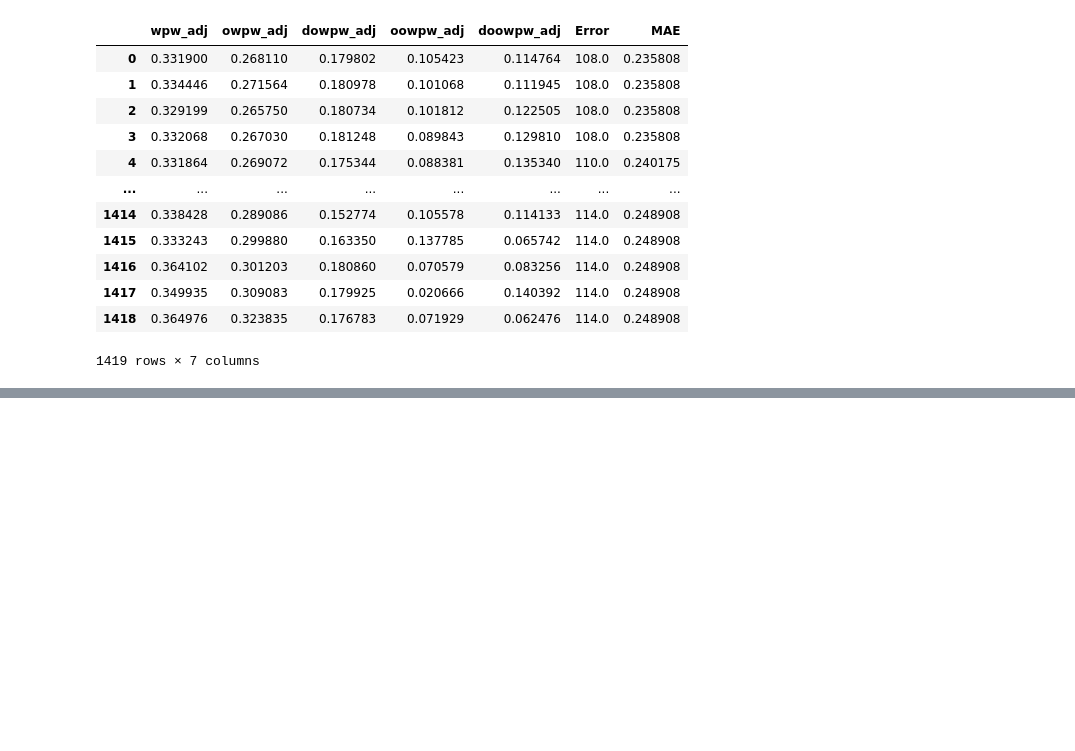
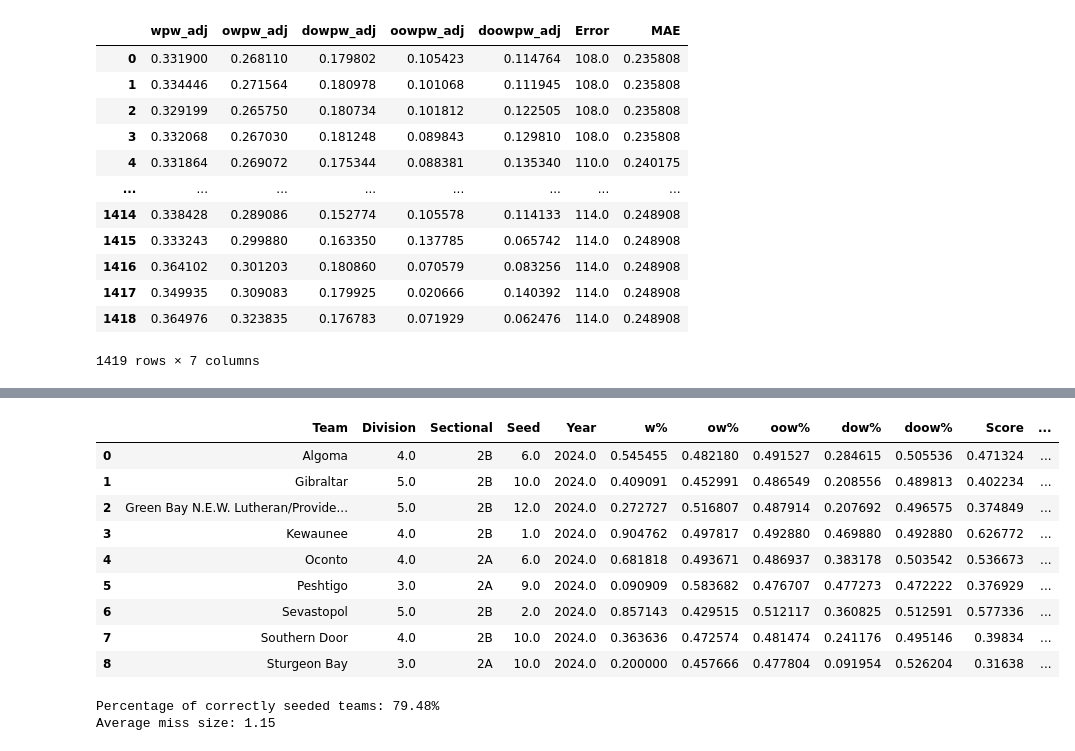
Before and after one commit to edebroux/gibraltar_basketball, a Jupyter notebook: wiaaWebscrape/narrow_weights_search_and_models.ipynb, the cells around one changed output, grey strips where cells are left out. Cells and saved outputs as stored; diff of their text form; code cells hidden in the pictures; blank space fills up the shorter version.

```diff
--- a/wiaaWebscrape/narrow_weights_search_and_models.ipynb
+++ b/wiaaWebscrape/narrow_weights_search_and_models.ipynb
@@ -193,0 +232,28 @@ quarter_avg
+# %%
+packerland = wiaa24_so[
+    (wiaa24_so["Team"].str.contains("Green Bay N.E.W.")) | \
+    (wiaa24_so["Team"] == "Gibraltar") | (wiaa24_so["Team"] == "Algoma") | \
+    (wiaa24_so["Team"] == "Kewaunee") | (wiaa24_so["Team"] == "Oconto") | \
+    (wiaa24_so["Team"] == "Peshtigo") | (wiaa24_so["Team"] == "Sevastopol") | \
+    (wiaa24_so["Team"] == "Sturgeon Bay") | (wiaa24_so["Team"] == "Southern Door")
+].sort_values(by=["Team"], ignore_index=True).reset_index(drop=True)
+packerland
+# %% [output]
+|  | Team | Division | Sectional | Seed | Year | w% | ow% | oow% | dow% | doow% | Score | ... |
+| 0 | Algoma | 4.0 | 2B | 6.0 | 2024.0 | 0.545455 | 0.482180 | 0.491527 | 0.284615 | 0.505536 | 0.471324 | ... |
+| 1 | Gibraltar | 5.0 | 2B | 10.0 | 2024.0 | 0.409091 | 0.452991 | 0.486549 | 0.208556 | 0.489813 | 0.402234 | ... |
+| 2 | Green Bay N.E.W. Lutheran/Provide... | 5.0 | 2B | 12.0 | 2024.0 | 0.272727 | 0.516807 | 0.487914 | 0.207692 | 0.496575 | 0.374849 | ... |
+| 3 | Kewaunee | 4.0 | 2B | 1.0 | 2024.0 | 0.904762 | 0.497817 | 0.492880 | 0.469880 | 0.492880 | 0.626772 | ... |
+| 4 | Oconto | 4.0 | 2A | 6.0 | 2024.0 | 0.681818 | 0.493671 | 0.486937 | 0.383178 | 0.503542 | 0.536673 | ... |
+| 5 | Peshtigo | 3.0 | 2A | 9.0 | 2024.0 | 0.090909 | 0.583682 | 0.476707 | 0.477273 | 0.472222 | 0.376929 | ... |
+| 6 | Sevastopol | 5.0 | 2B | 2.0 | 2024.0 | 0.857143 | 0.429515 | 0.512117 | 0.360825 | 0.512591 | 0.577336 | ... |
+| 7 | Southern Door | 4.0 | 2B | 10.0 | 2024.0 | 0.363636 | 0.472574 | 0.481474 | 0.241176 | 0.495146 | 0.39834 | ... |
+| 8 | Sturgeon Bay | 3.0 | 2A | 10.0 | 2024.0 | 0.200000 | 0.457666 | 0.477804 | 0.091954 | 0.526204 | 0.31638 | ... |
+# %%
+pc = round(len(wiaa24_so[wiaa24_so["Error"] == 0]) / len(wiaa24_so) * 100., 2)
+am = round(sum(wiaa24_so["Error"]) / sum(wiaa24_so["Error"] > 0.), 2)
+print(f"Percentage of correctly seeded teams: {str(pc)}%")
+print(f"Average miss size: {am}")
+# %% [output]
+Percentage of correctly seeded teams: 79.48%
+Average miss size: 1.15
```
Also changed, not shown: parts of 7 cells of this notebook.
